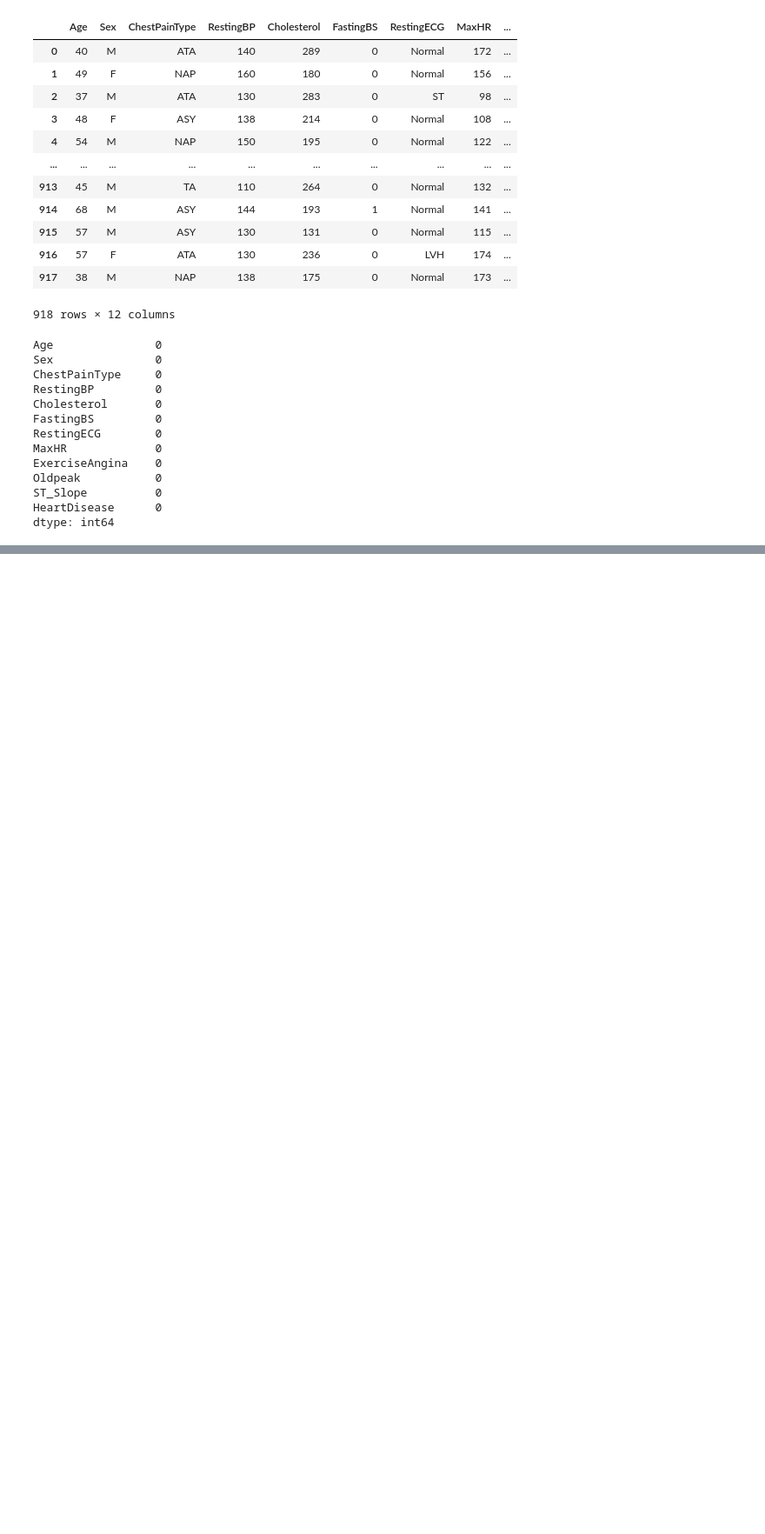
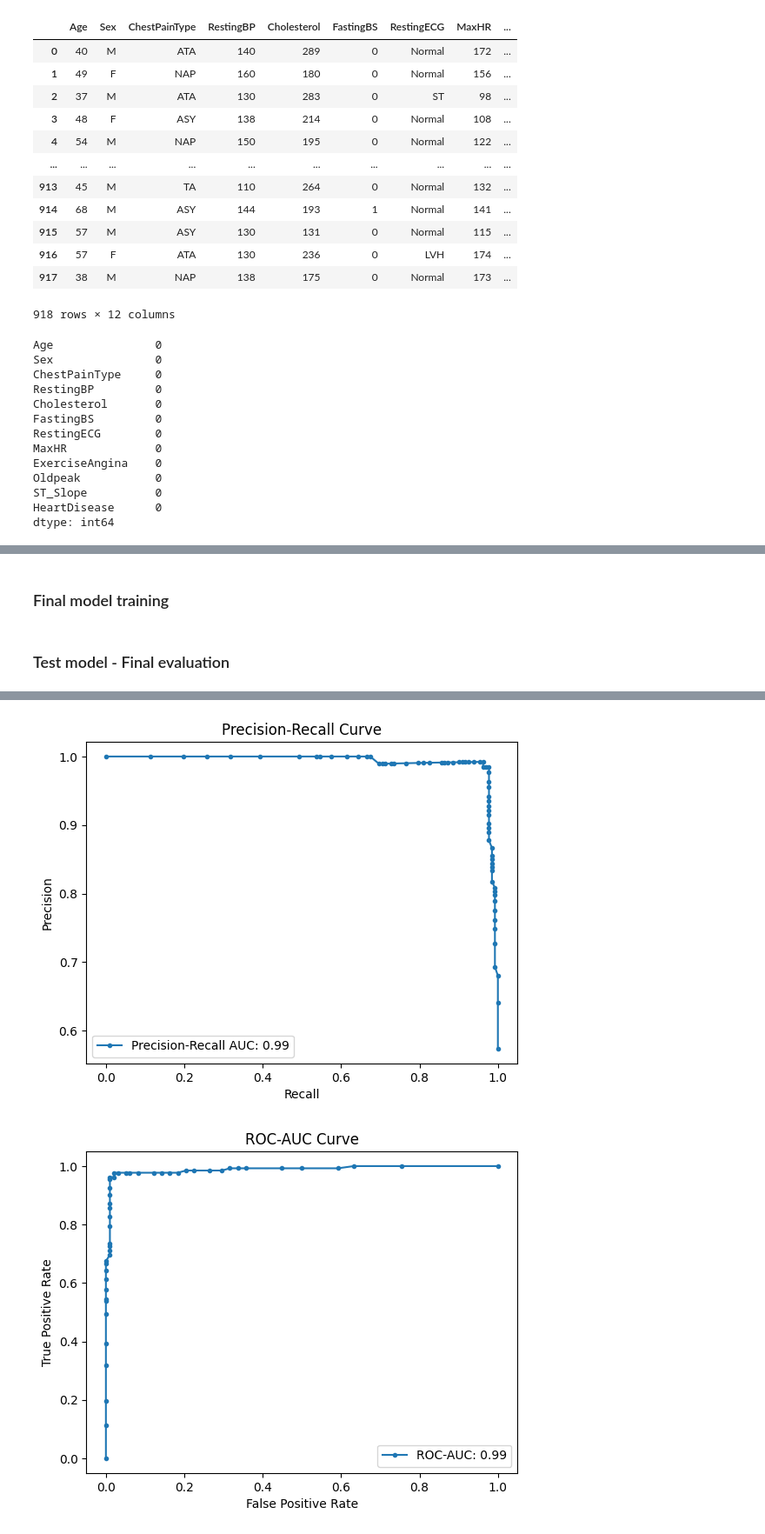
Before and after one commit to gbatsis/heart-failure-predictor, a Jupyter notebook: backend/notebooks/data_analysis.ipynb, the cells around one changed output, grey strips where cells are left out. Shown at 87% size. Cells and saved outputs as stored; diff of their text form; code cells hidden in the pictures; blank space fills up the shorter version.

```diff
--- a/backend/notebooks/data_analysis.ipynb
+++ b/backend/notebooks/data_analysis.ipynb
@@ -79,7 +140,7 @@ categorical_features = ["Sex", "ChestPainType", "RestingECG", "ExerciseAngina",
 features = dataDF.drop('HeartDisease', axis=1)
 target = dataDF['HeartDisease']
 
-X_train, X_test, y_train, y_test = train_test_split(features, target, test_size=0.25, random_state=42)
+X_train, X_test, y_train, y_test = train_test_split(features, target, test_size=0.25, random_state=42, stratify=target)
 
 # Normalize numerical features and one-hot encode categorical features
 preprocessor = ColumnTransformer(
@@ -133,0 +321,73 @@ print(proba)
+# %% [markdown]
+### Final model training
+# %%
+preprocessor = ColumnTransformer(
+    transformers=[
+        ('num', StandardScaler(), dataDF.columns[:-1].difference(categorical_features)),
+        ('cat', OneHotEncoder(), categorical_features)
+        ])
+
+clf = Pipeline(steps=[
+    ('preprocessor', preprocessor),
+    ('classifier', SVC(C=1, gamma=0.1, kernel='rbf'))
+])
+
+clf.fit(X_train, y_train)
+
+# Save the model
+model_path = os.path.join(models_dir, "model.pkl")
+# %% [markdown]
+### Test model - Final evaluation
+# %%
+# Load the model
+with open(model_path, "rb") as f:
+    clf = pickle.load(f)
+
+# Predict on the test set
+y_pred = clf.predict(X_test)
+y_proba = clf.predict_proba(X_test)[:, 1]
+
+# Calculate metrics
+conf_matrix = confusion_matrix(y_test, y_pred)
+accuracy = accuracy_score(y_test, y_pred)
+f1 = f1_score(y_test, y_pred)
+precision = precision_score(y_test, y_pred)
+recall = recall_score(y_test, y_pred)
+roc_auc = roc_auc_score(y_test, y_proba)
+
+# Generate class-wise metrics
+class_report = classification_report(y_test, y_pred, target_names=['No HeartDisease', 'HeartDisease'])
+
+# Print the metrics
+print(f"Confusion Matrix:\n{conf_matrix}")
+print(f"Accuracy: {accuracy}")
+print(f"F1 Score: {f1}")
+print(f"Precision: {precision}")
+print(f"Recall: {recall}")
+print(f"ROC-AUC: {roc_auc}")
+print("\nClass-wise Metrics:\n")
+print(class_report)
+
+# Plot Precision-Recall Curve
+precision_vals, recall_vals, _ = precision_recall_curve(y_test, y_proba)
+pr_auc = auc(recall_vals, precision_vals)
+
+plt.figure()
+plt.plot(recall_vals, precision_vals, marker='.', label=f'Precision-Recall AUC: {pr_auc:.2f}')
+plt.xlabel('Recall')
+plt.ylabel('Precision')
+plt.title('Precision-Recall Curve')
+plt.legend()
+plt.show()
+
+# Plot ROC-AUC Curve
+fpr, tpr, _ = roc_curve(y_test, y_proba)
+
+plt.figure()
+plt.plot(fpr, tpr, marker='.', label=f'ROC-AUC: {roc_auc:.2f}')
+plt.xlabel('False Positive Rate')
+plt.ylabel('True Positive Rate')
+plt.title('ROC-AUC Curve')
+plt.legend()
+plt.show()
+# %% [output]
@@ -133,0 +413,2 @@ print(proba)
+[figure, added]
+[figure, added]
```
Also changed, not shown: parts of 26 cells of this notebook, 9 other files.
